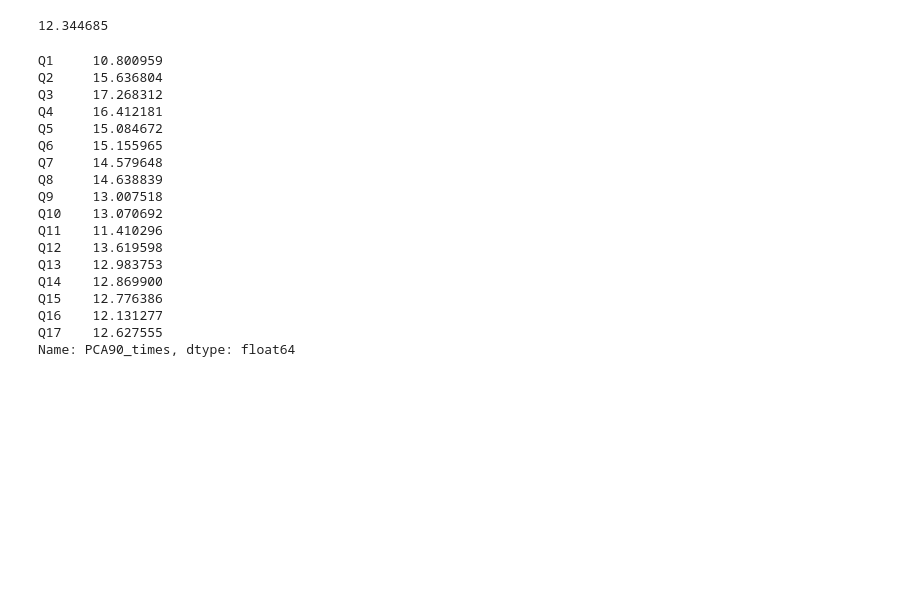
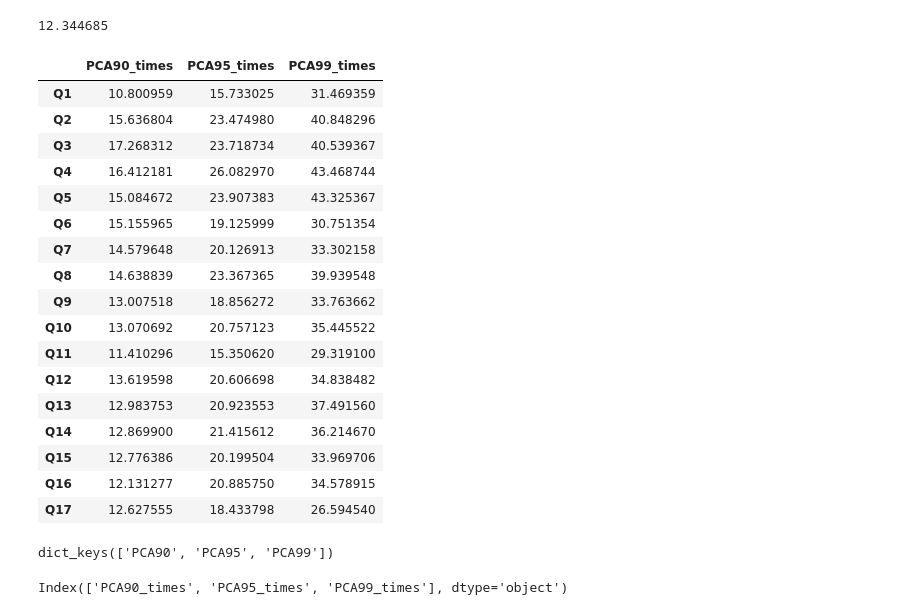
Before and after one commit to d-giles/lcfeatures, a Jupyter notebook: PCA Reductions.ipynb, the cells around one changed output. Cells and saved outputs as stored; diff of their text form; code cells hidden in the pictures; blank space fills up the shorter version.

Commit message:
Ran db_out for all quarters and reductions, and timed it all

```diff
--- a/PCA Reductions.ipynb
+++ b/PCA Reductions.ipynb
@@ -175,23 +175,33 @@ timedelta.total_seconds(Q_times[0])
 # %%
 rdct_times.to_csv('reduction_times.csv')
 # %%
-rdct_times.PCA90_times.apply(timedelta.total_seconds)
+rdct_times['PCA99_times']=rdct_times.PCA99_times.apply(timedelta.total_seconds)
-# %% [output]
-Q1     10.800959
-Q2     15.636804
-Q3     17.268312
-Q4     16.412181
-Q5     15.084672
-Q6     15.155965
-Q7     14.579648
-Q8     14.638839
-Q9     13.007518
-Q10    13.070692
-Q11    11.410296
-Q12    13.619598
-Q13    12.983753
-Q14    12.869900
-Q15    12.776386
-Q16    12.131277
-Q17    12.627555
-Name: PCA90_times, dtype: float64
+# %%
+rdct_times
+# %% [output]
+|  | PCA90_times | PCA95_times | PCA99_times |
+| Q1 | 10.800959 | 15.733025 | 31.469359 |
+| Q2 | 15.636804 | 23.474980 | 40.848296 |
+| Q3 | 17.268312 | 23.718734 | 40.539367 |
+| Q4 | 16.412181 | 26.082970 | 43.468744 |
+| Q5 | 15.084672 | 23.907383 | 43.325367 |
+| Q6 | 15.155965 | 19.125999 | 30.751354 |
+| Q7 | 14.579648 | 20.126913 | 33.302158 |
+| Q8 | 14.638839 | 23.367365 | 39.939548 |
+| Q9 | 13.007518 | 18.856272 | 33.763662 |
+| Q10 | 13.070692 | 20.757123 | 35.445522 |
+| Q11 | 11.410296 | 15.350620 | 29.319100 |
+| Q12 | 13.619598 | 20.606698 | 34.838482 |
+| Q13 | 12.983753 | 20.923553 | 37.491560 |
+| Q14 | 12.869900 | 21.415612 | 36.214670 |
+| Q15 | 12.776386 | 20.199504 | 33.969706 |
+| Q16 | 12.131277 | 20.885750 | 34.578915 |
+| Q17 | 12.627555 | 18.433798 | 26.594540 |
+# %%
+Q_dict['Q1'].reductions.keys()
+# %% [output]
+dict_keys(['PCA90', 'PCA95', 'PCA99'])
+# %%
+rdct_times.columns
+# %% [output]
+Index(['PCA90_times', 'PCA95_times', 'PCA99_times'], dtype='object')
```
Also changed, not shown: parts of 3 cells of this notebook, 1 other file.
